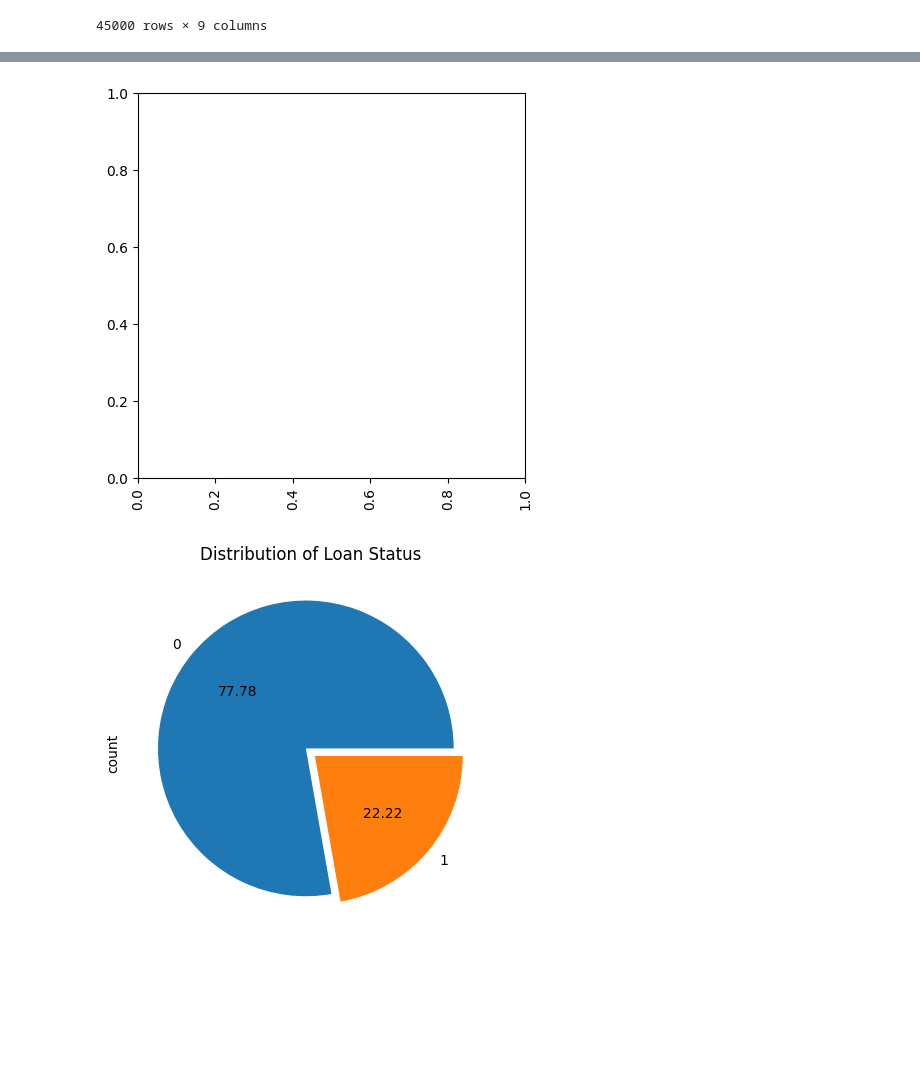
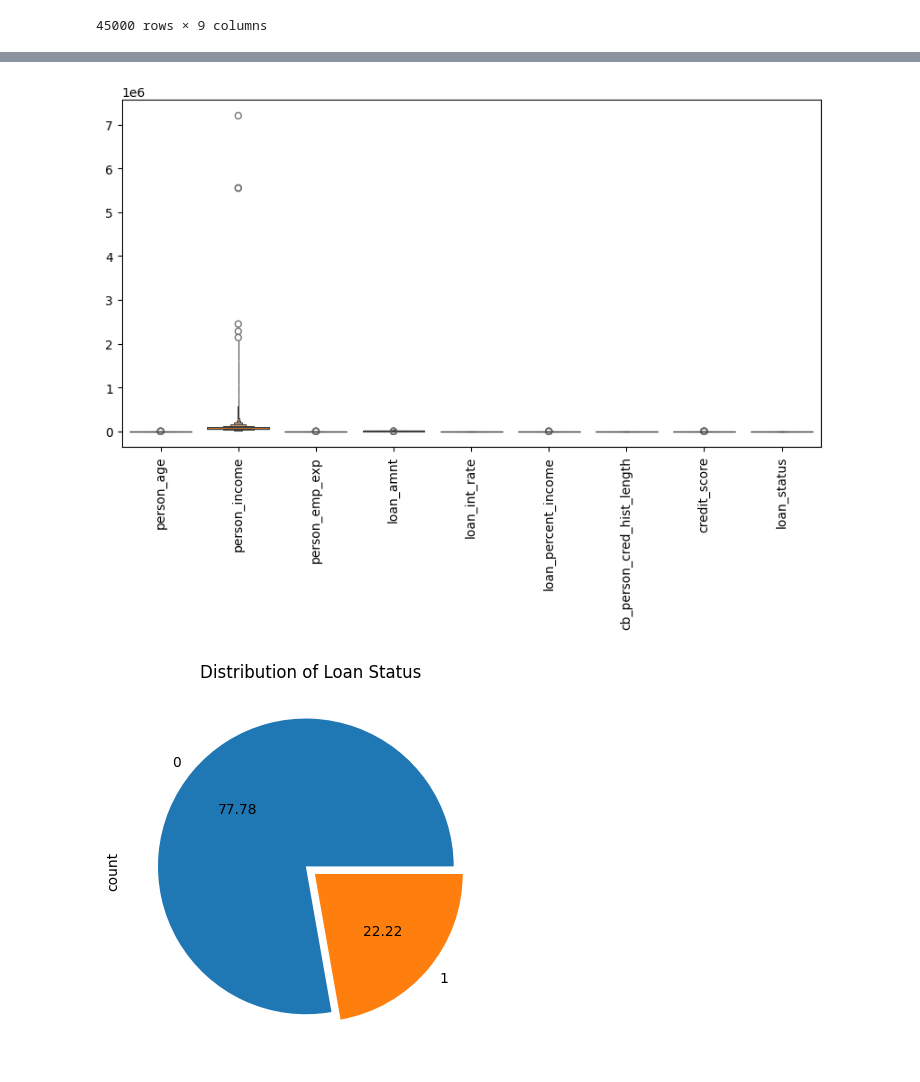
Before and after one commit to mihir0804/DataScience, a Jupyter notebook: Case_Study__03_Loan_Approval_EDA.ipynb, the cells around one changed output, grey strips where cells are left out. Cells and saved outputs as stored; diff of their text form; code cells hidden in the pictures; blank space fills up the shorter version.

```diff
--- a/Case_Study__03_Loan_Approval_EDA.ipynb
+++ b/Case_Study__03_Loan_Approval_EDA.ipynb
@@ -159,12 +159,12 @@ report
 | 7 | credit_score | 45000 | 390.00 | 850.00 | 632.608756 | 640.00 | 601.00 | 670.00 | 69.00 | -0.610261 | 0.203022 |
 | 8 | loan_status | 45000 | 0.00 | 1.00 | 0.222222 | 0.00 | 0.00 | 0.00 | 0.00 | 1.336351 | -0.214176 |
 # %%
-plt.figure(figsize = (5,5))
-sns.boxenplot(rotation = 90)
+plt.figure(figsize = (10,5))
+sns.boxenplot(data = df)
 plt.xticks(rotation = 90)
 plt.show()
 # %% [output]
-[figure, old version]
+[figure, new version]
 # %%
 # Distribution of loan status
 '''
```
Also changed, not shown: parts of 10 cells of this notebook.
